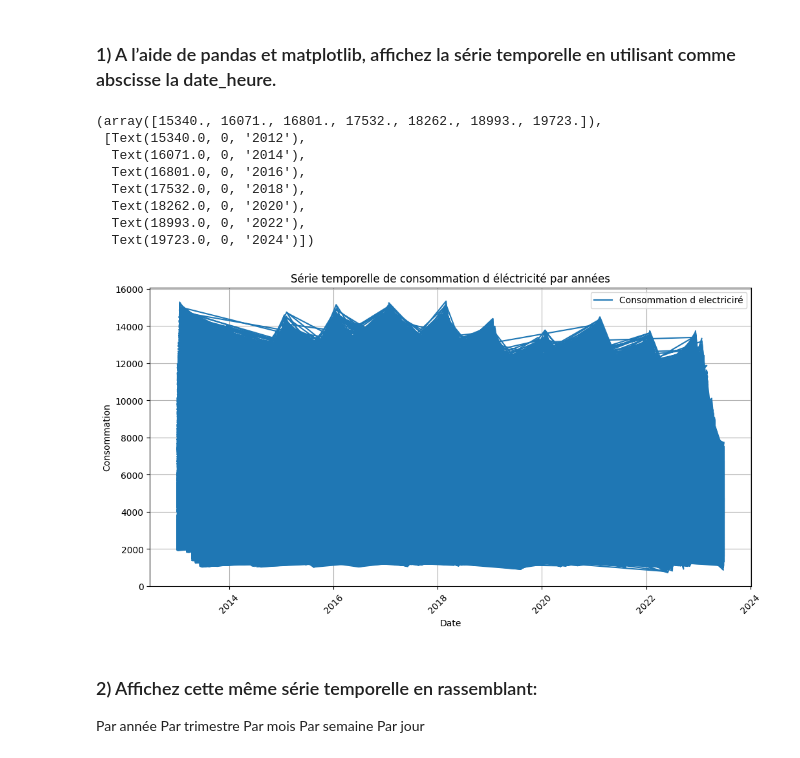
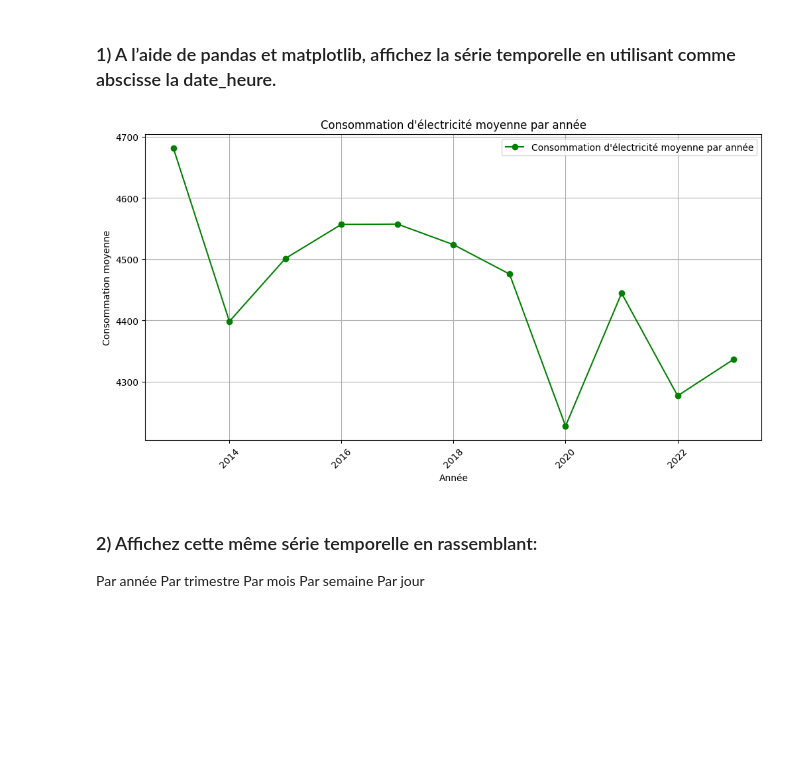
Before and after one commit to Noura-ou/Series_temporelles_CONSOMMATION_ELECTRIQUE, a Jupyter notebook: src/data_preprocessing.ipynb, the cells around one changed output. Drawn from its saved outputs; the diff is of its cells as text; code cells hidden in the pictures; blank space fills up the shorter version.

Commit message:
plot serie

```diff
--- a/src/data_preprocessing.ipynb
+++ b/src/data_preprocessing.ipynb
@@ -125,27 +125,21 @@ df.head()
 # %% [markdown]
 ### 1) A l’aide de pandas et matplotlib, affichez la série temporelle en utilisant comme abscisse la date_heure.
 # %%
-import matplotlib.pyplot as plt
+# Créez un nouveau DataFrame avec la consommation moyenne par année
+df_avg_by_year = df.groupby(df['date'].dt.year)['consommation_brute_electricite_rte'].mean().reset_index()
 
-# Créez le graphique
+# Créez le graphique de la consommation moyenne par année
 plt.figure(figsize=(12, 6))
-plt.plot(df['date'], df['consommation_brute_electricite_rte'], label='Consommation d electriciré')
-plt.xlabel('Date')
-plt.ylabel('Consommation')
-plt.title('Série temporelle de consommation d éléctricité par années')
+plt.plot(df_avg_by_year['date'], df_avg_by_year['consommation_brute_electricite_rte'], label='Consommation d\'électricité moyenne par année', marker='o', linestyle='-', color='g')
+plt.xlabel('Année')
+plt.ylabel('Consommation moyenne')
+plt.title('Consommation d\'électricité moyenne par année')
 plt.grid(True)
 plt.legend()
 plt.xticks(rotation=45)
+plt.show()
 # %% [output]
-(array([15340., 16071., 16801., 17532., 18262., 18993., 19723.]),
- [Text(15340.0, 0, '2012'),
-  Text(16071.0, 0, '2014'),
-  Text(16801.0, 0, '2016'),
-  Text(17532.0, 0, '2018'),
-  Text(18262.0, 0, '2020'),
-  Text(18993.0, 0, '2022'),
-  Text(19723.0, 0, '2024')])
-[figure, old version]
+[figure, new version]
 # %% [markdown]
 ### 2) Affichez cette même série temporelle en rassemblant:
 Par année
```
Also changed, not shown: parts of 12 cells of this notebook.
